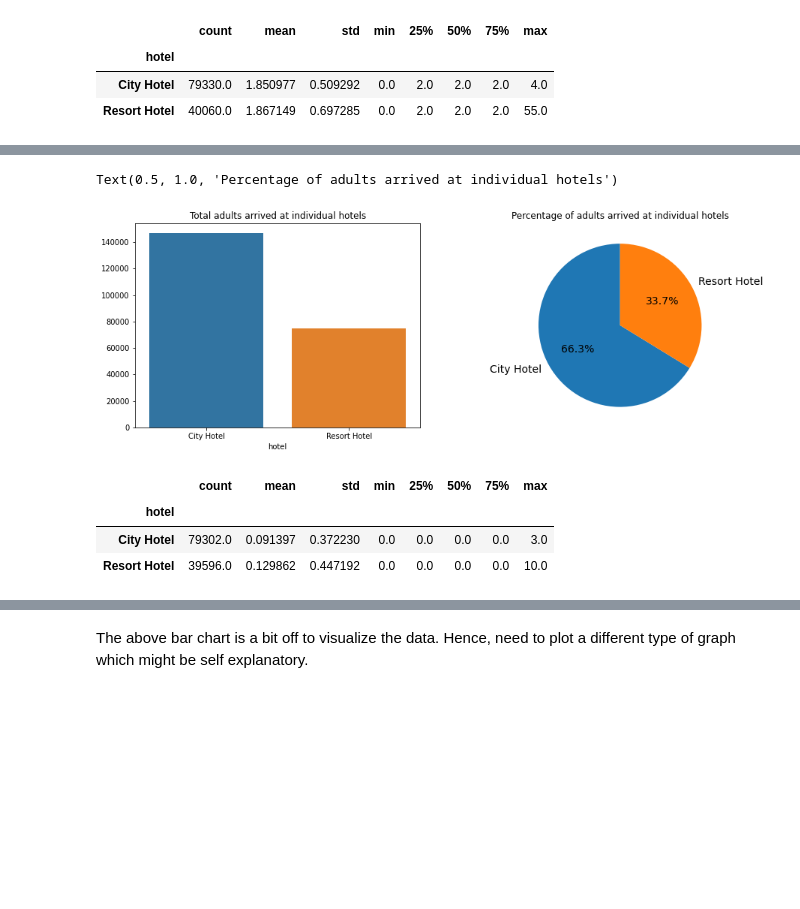
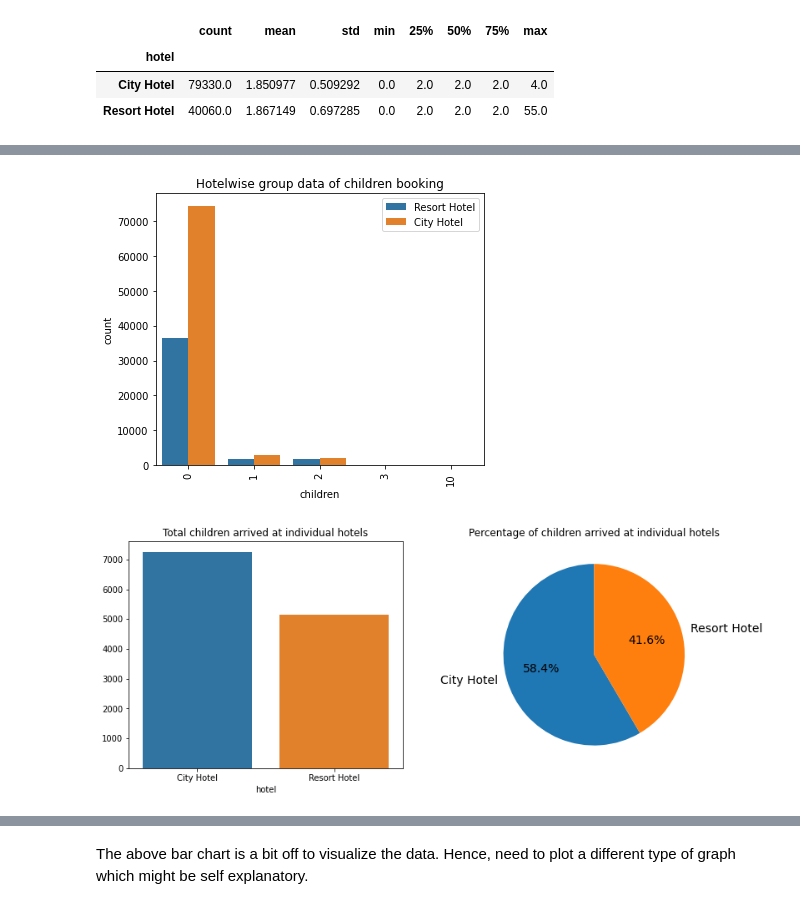
Before and after one commit to V-dit/EDA-hotel-booking-analysis, a Jupyter notebook: Hotel_Booking_Analysis_Final_File.ipynb, the cells around one changed output, grey strips where cells are left out. Cells and saved outputs as stored; diff of their text form; code cells hidden in the pictures; blank space fills up the shorter version.

```diff
--- a/Hotel_Booking_Analysis_Final_File.ipynb
+++ b/Hotel_Booking_Analysis_Final_File.ipynb
@@ -137,6 +137,8 @@ df['country'] = df['country'].fillna(df['country'].mode())
 # %%
 # Replace the NaN values in 'children' column with 0.
 df['children'] = df['children'].fillna(0)
+# %%
+df['is_canceled'] = df['is_canceled'].replace([0,1], ['Not Cancelled', 'Cancelled'])
 # %% [markdown]
 **Looking at the data types of each feature.**
 # %%
@@ -263,7 +265,7 @@ Hotel "Resort Hotel" has got customers visiting from 126 different countries.
 Hotel "City Hotel" has got customers visiting from 167 different countries.
 # %%
 # Plotting the data in pie chart.
-plt.rcParams['figure.figsize'] = 5,5
+fig1 = plt.rcParams['figure.figsize'] = 5,5
 labels = df['hotel'].value_counts().index.tolist()
 values = df['hotel'].value_counts().tolist()
 colors = ['red','cyan']
@@ -285,9 +287,15 @@ hotel_adults.describe()
 | City Hotel | 79330.0 | 1.850977 | 0.509292 | 0.0 | 2.0 | 2.0 | 2.0 | 4.0 |
 | Resort Hotel | 40060.0 | 1.867149 | 0.697285 | 0.0 | 2.0 | 2.0 | 2.0 | 55.0 |
 # %%
-def countplot(data, x, hue, title = None):
+# Defining function for countplot
+def countplot(data, x, hue, title = None, x_label = None, y_label = None, rotate = None):
   plot = sns.countplot(data=data, x = x, hue = hue)
   plt.legend(loc='upper right')
   plot.set_title(title)
-  plt.xticks(rotation=90)
+  if rotate == None:
+    plt.xticks(rotation = 90)
+  else:
+    plt.xticks(rotation = rotate)
+  plot.set_xlabel(x_label)
+  plot.set_ylabel(y_label)
   plt.show()
@@ -299,6 +302,7 @@ countplot(data = df[['hotel','adults']], x = 'adults', hue = 'hotel', title = 'H
 # %%
+# Plot for adults
 df_adults = df.groupby(['hotel'])['adults'].sum()
-plt.rcParams['figure.figsize'] = 20, 5
+fig2 = plt.rcParams['figure.figsize'] = 20,5
 
 plt.subplot(1,3,1)
 countplot(data = df[['hotel','adults']], x = 'adults', hue = 'hotel', title = 'Hotelwise group data of adults booking')
@@ -309,7 +313,7 @@ sns.barplot(x = df_adults.index, y = df_adults.values)
 plt.title('Total adults arrived at individual hotels')
 
 plt.subplot(1,3,3)
-plt.pie(df_adults, labels=df_adults.index, autopct='%1.1f%%',startangle=90)
+plt.pie(df_adults, labels=df_adults.index, autopct='%1.1f%%',startangle=90, textprops={'fontsize': 14})
 plt.title('Percentage of adults arrived at individual hotels')
 plt.show()
 # %% [output]
@@ -318,21 +322,19 @@ plt.show()
 # %%
-df_adults = df.groupby(['hotel'])['adults'].sum()
-plt.rcParams['figure.figsize'] = 15, 5
-plt.subplot(1,2,1)
-sns.barplot(x = df_adults.index, y = df_adults.values)
-plt.title('Total adults arrived at individual hotels')
+# Plot for children
+df_children = df.groupby(['hotel'])['children'].sum()
+fig3 = plt.rcParams['figure.figsize'] = 20,5
+plt.subplot(1,3,1)
+countplot(data = df[['hotel','children']], x = 'children', hue = 'hotel', title = 'Hotelwise group data of children booking')
+plt.title('Bookingwise children count for individual hotels')
 
-plt.subplot(1,2,2)
-plt.pie(df_adults, labels=df_adults.index, autopct='%1.1f%%',startangle=90, textprops={'fontsize': 14})
-plt.title('Percentage of adults arrived at individual hotels')
+plt.subplot(1,3,2)
+sns.barplot(x = df_children.index, y = df_children.values)
+plt.title('Total children arrived at individual hotels')
+
+plt.subplot(1,3,3)
+plt.pie(df_children, labels=df_children.index, autopct='%1.1f%%',startangle=90, textprops={'fontsize': 14})
+plt.title('Percentage of children arrived at individual hotels')
+plt.show()
 # %% [output]
-Text(0.5, 1.0, 'Percentage of adults arrived at individual hotels')
-[figure, old version]
+[figure, new version]
+[figure, added]
-# %%
-hotel_children = df_nonull.groupby(['hotel'])['children']
-hotel_children.describe()
-# %% [output]
-|  | count | mean | std | min | 25% | 50% | 75% | max |
-| hotel |  |  |  |  |  |  |  |  |
-| City Hotel | 79302.0 | 0.091397 | 0.372230 | 0.0 | 0.0 | 0.0 | 0.0 | 3.0 |
-| Resort Hotel | 39596.0 | 0.129862 | 0.447192 | 0.0 | 0.0 | 0.0 | 0.0 | 10.0 |
```
Also changed, not shown: parts of 47 cells of this notebook.
